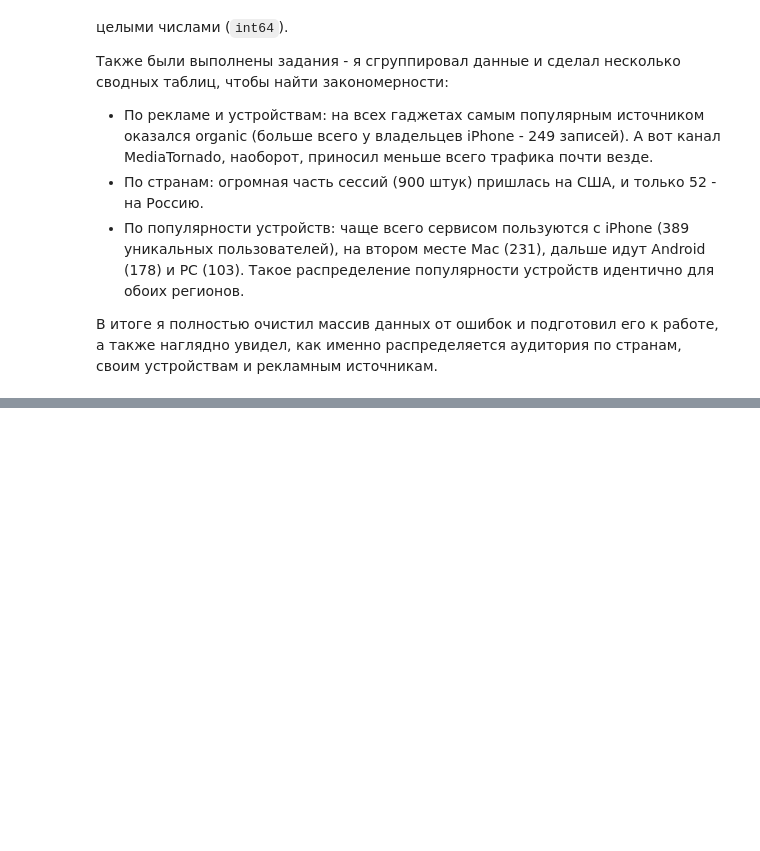
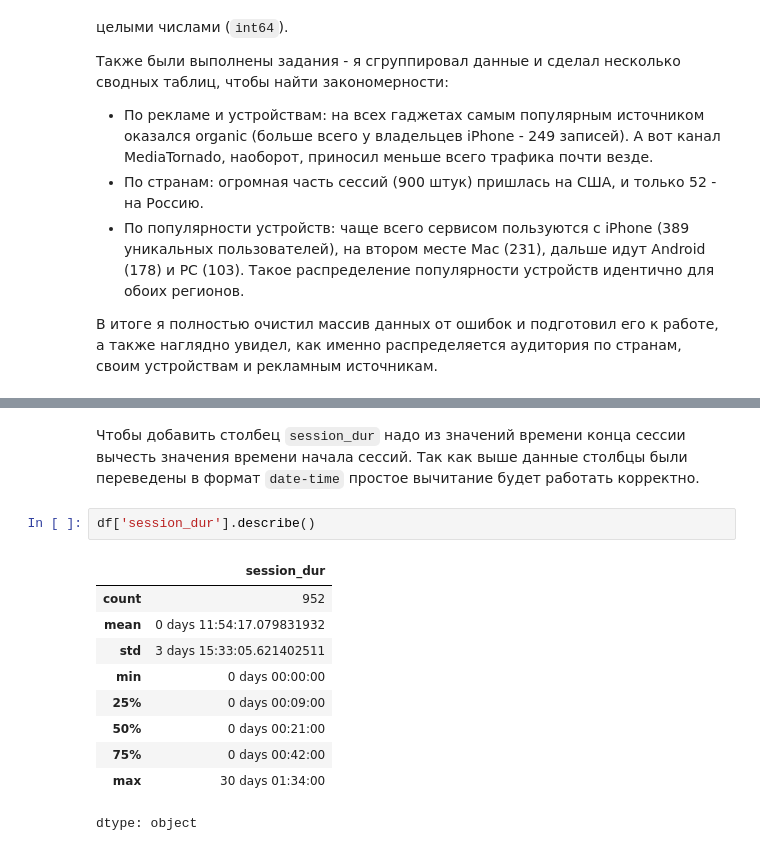
Before and after one commit to vnmbr/-, a Jupyter notebook: ЛР1_Самунов_5.ipynb, the cells around one changed output, grey strips where cells are left out. Saved outputs shown, nothing was run; the diff lists cells and outputs as text; blank space fills up the shorter version.

```diff
--- a/ЛР1_Самунов_5.ipynb
+++ b/ЛР1_Самунов_5.ipynb
@@ -345,0 +351,15 @@ df4.sort_index(ascending=True)
+# %% [markdown]
+Чтобы добавить столбец `session_dur` надо из значений времени конца сессии вычесть значения времени начала сессий. Так как выше данные столбцы были переведены в формат `date-time` простое вычитание будет работать корректно.
+# %%
+df['session_dur'].describe()
+# %% [output]
+|  | session_dur |
+| count | 952 |
+| mean | 0 days 11:54:17.079831932 |
+| std | 3 days 15:33:05.621402511 |
+| min | 0 days 00:00:00 |
+| 25% | 0 days 00:09:00 |
+| 50% | 0 days 00:21:00 |
+| 75% | 0 days 00:42:00 |
+| max | 30 days 01:34:00 |
+dtype: object
```
Also changed, not shown: parts of 24 cells of this notebook.
